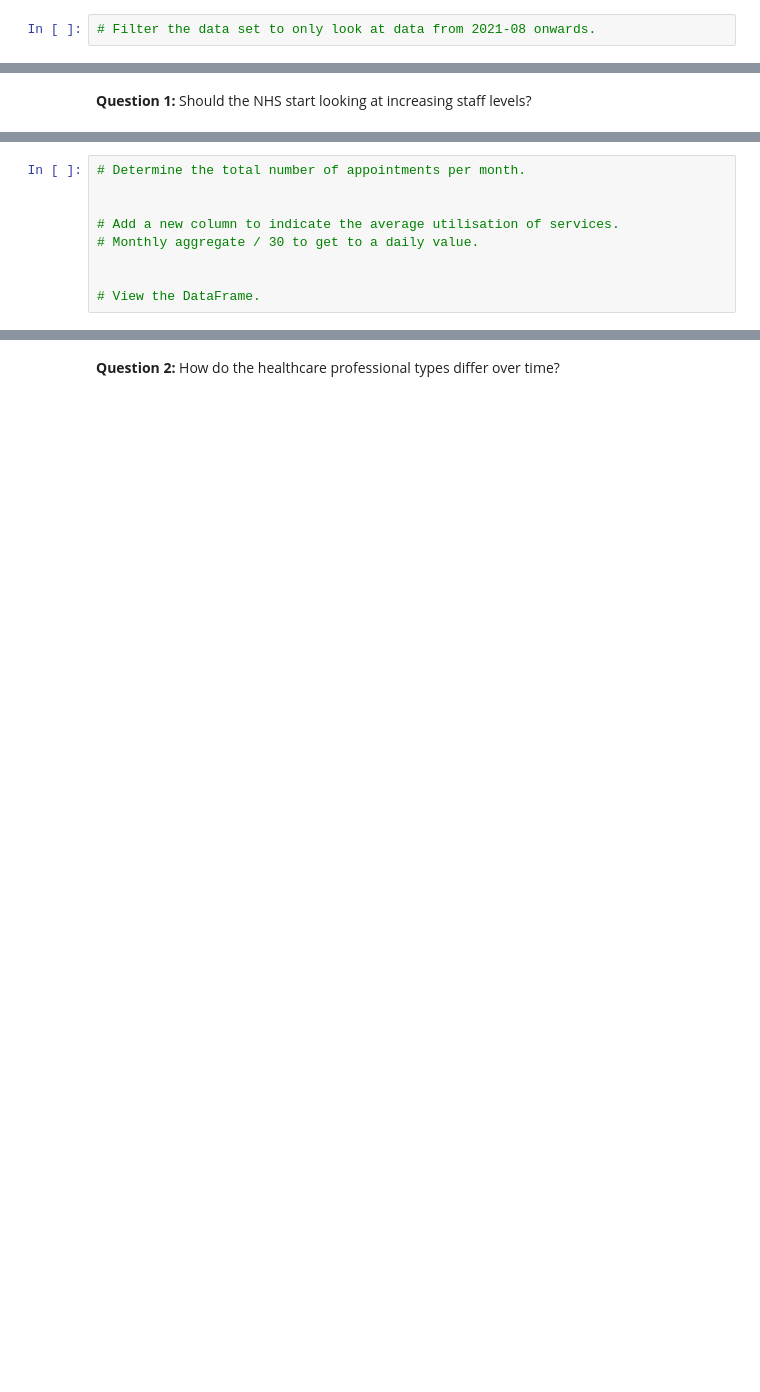
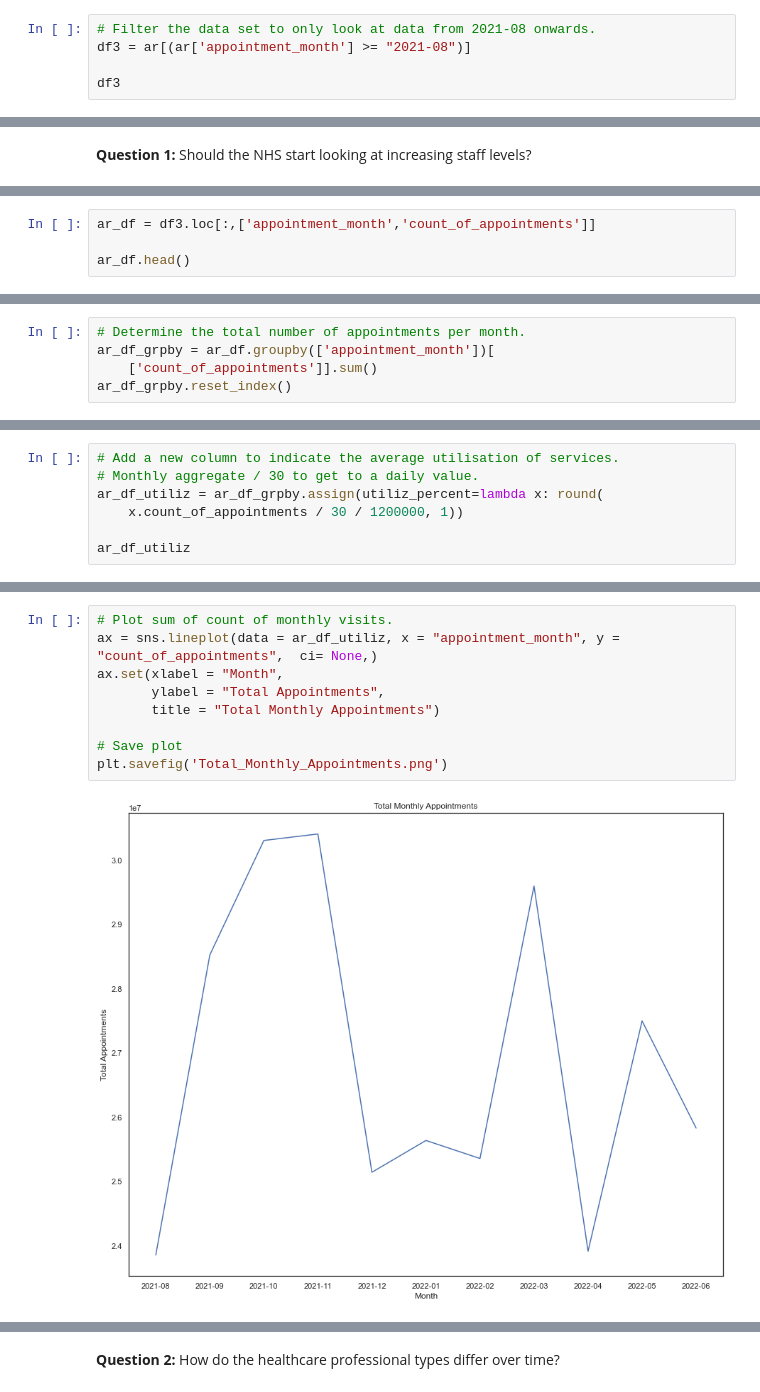
Before and after one commit to rohitabraham86/LSE_DA_NHS_analysis_rohit, a Jupyter notebook: nhs.ipynb, the cells around one changed output, grey strips where cells are left out. Drawn from its saved outputs; the diff is of its cells as text; blank space fills up the shorter version.

```diff
--- a/nhs.ipynb
+++ b/nhs.ipynb
@@ -1205,2 +1214,5 @@ plt.savefig('trending_less_than40.png')
 # %%
 # Filter the data set to only look at data from 2021-08 onwards.
+df3 = ar[(ar['appointment_month'] >= "2021-08")]
+
+df3
@@ -1214,9 +1260,4 @@ plt.savefig('trending_less_than40.png')
 # %%
-# Determine the total number of appointments per month.
+ar_df = df3.loc[:,['appointment_month','count_of_appointments']]
 
-
-# Add a new column to indicate the average utilisation of services.
-# Monthly aggregate / 30 to get to a daily value.
-
-
-# View the DataFrame.
+ar_df.head()
@@ -1233,0 +1271,5 @@ plt.savefig('trending_less_than40.png')
+# %%
+# Determine the total number of appointments per month.
+ar_df_grpby = ar_df.groupby(['appointment_month'])[
+    ['count_of_appointments']].sum()
+ar_df_grpby.reset_index()
@@ -1233,0 +1289,7 @@ plt.savefig('trending_less_than40.png')
+# %%
+# Add a new column to indicate the average utilisation of services.
+# Monthly aggregate / 30 to get to a daily value.
+ar_df_utiliz = ar_df_grpby.assign(utiliz_percent=lambda x: round(
+    x.count_of_appointments / 30 / 1200000, 1))
+
+ar_df_utiliz
@@ -1233,0 +1310,11 @@ plt.savefig('trending_less_than40.png')
+# %%
+# Plot sum of count of monthly visits.
+ax = sns.lineplot(data = ar_df_utiliz, x = "appointment_month", y = "count_of_appointments",  ci= None,)
+ax.set(xlabel = "Month",
+       ylabel = "Total Appointments",
+       title = "Total Monthly Appointments")
+
+# Save plot
+plt.savefig('Total_Monthly_Appointments.png')
+# %% [output]
+[figure, added]
```
Also changed, not shown: parts of 39 cells of this notebook.
